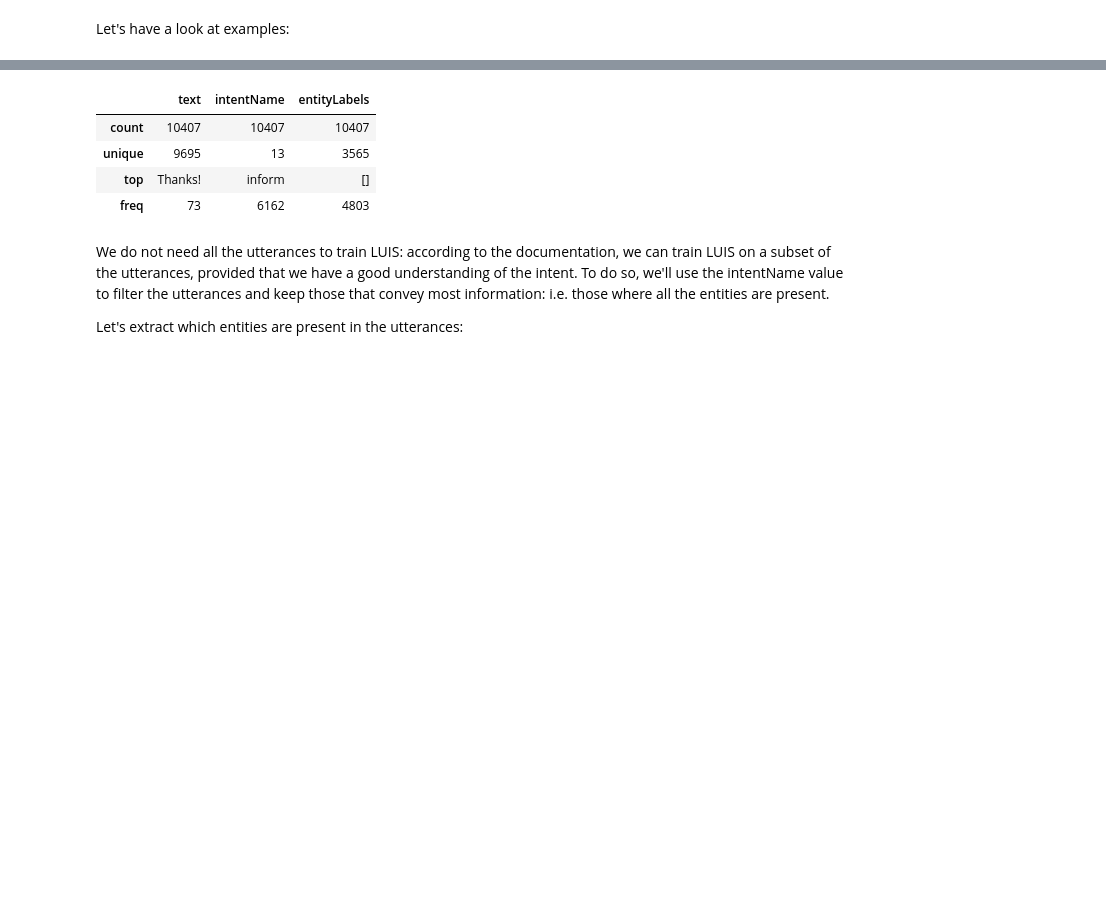
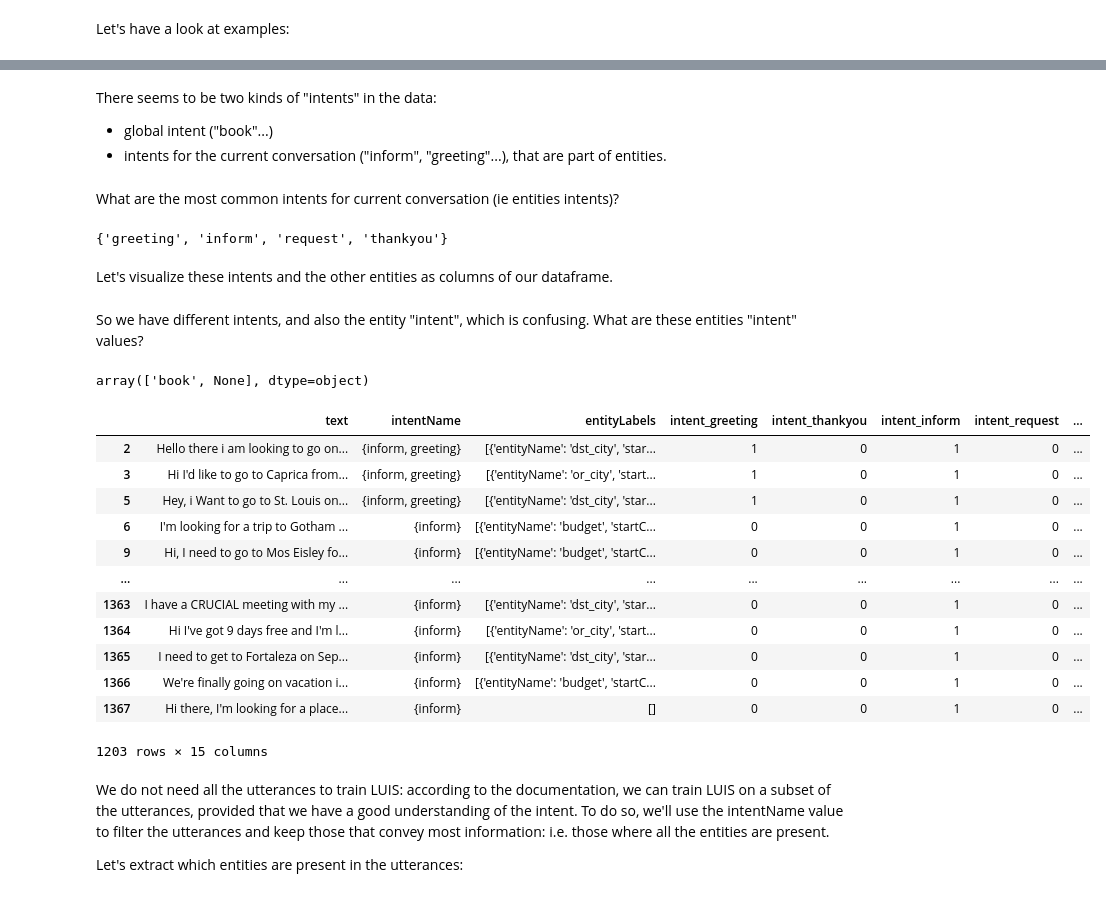
Before and after one commit to SoCrespo/OC-IA-P10, a Jupyter notebook: OC-IA-P10 DATA EXPLORATION.ipynb, the cells around one changed output, grey strips where cells are left out. Drawn from its saved outputs; the diff is of its cells as text; code cells hidden in the pictures; blank space fills up the shorter version.

Commit message:
Disitinguish global intents and entity intent

```diff
--- a/OC-IA-P10 DATA EXPLORATION.ipynb
+++ b/OC-IA-P10 DATA EXPLORATION.ipynb
@@ -224,6 +386,6 @@ What are the different intentName values?
 # %%
 intents = set()
 for data in all_data:
-    intents.add(data['intentName'])
+    intents.update(data['intentName'])
 intents
 # %% [output]
@@ -243,12 +393,10 @@ intents
 # %% [markdown]
 Let's have a look at examples:
 # %%
-sample_counts = dict.fromkeys(intents, 0)
-for data in all_data[100:300]:
+
+for data in all_data[10:15]:
     intent = data['intentName']
-    if sample_counts[intent] < 2:
-        print('\nINTENT:', intent)
-        print('TEXT:', data['text'])
-        print('NB OF ENTITY LABELS:', len(data['entityLabels']))
-        sample_counts[intent] += 1
+    print('\nINTENT:', intent)
+    print('TEXT:', data['text'])
+    print('NB OF ENTITY LABELS:', len(data['entityLabels']))
 # %% [output]
@@ -289,11 +439,57 @@ all_data_df
-# %%
-all_data_df.describe(include='all')
-# %% [output]
-|  | text | intentName | entityLabels |
-| count | 10407 | 10407 | 10407 |
-| unique | 9695 | 13 | 3565 |
-| top | Thanks! | inform | [] |
-| freq | 73 | 6162 | 4803 |
+# %% [markdown]
+There seems to be two kinds of "intents" in the data:
+- global intent ("book"...)
+- intents for the current conversation ("inform", "greeting"...), that are part of entities.
+# %% [markdown]
+What are the most common intents for current conversation (ie entities intents)?
+# %%
+intents
+# %% [output]
+{'greeting', 'inform', 'request', 'thankyou'}
+# %% [markdown]
+Let's visualize these intents and the other entities as columns of our dataframe.
+# %%
+for intent in intents:
+    all_data_df["intent_" + intent] = all_data_df["intentName"].apply(lambda x: 1 if intent in x else 0)
+
+def entity_is_present(entity_name, entity_labels):
+    for entity_label in entity_labels:
+        if entity_label['entityName'] == entity_name:
+            return True
+    return False
+
+for entity in entities:
+    all_data_df["entity_"+ entity] = all_data_df["entityLabels"].apply(lambda x: 1 if entity_is_present(entity, x) else 0)
+# %% [markdown]
+So we have different intents, and also the entity "intent", which is confusing. What are these entities "intent" values?
+# %%
+def get_intent(text, entity_labels):
+    for entity_label in entity_labels:
+        if entity_label['entityName'] == 'intent':
+            return text[entity_label['startCharIndex']:entity_label['endCharIndex']]
+    return None
+assert get_intent(*all_data_df.loc[0, ['text', 'entityLabels']].values) == 'book'
+all_data_df['intent'] = all_data_df.apply(lambda x: get_intent(x['text'], x['entityLabels']), axis=1)
+# %%
+all_data_df['intent'].unique()
+# %% [output]
+array(['book', None], dtype=object)
+# %%
+all_data_df[all_data_df['intent']!='book']
+# %% [output]
+|  | text | intentName | entityLabels | intent_greeting | intent_thankyou | intent_inform | intent_request | ... |
+| 2 | Hello there i am looking to go on... | {inform, greeting} | [{'entityName': 'dst_city', 'star... | 1 | 0 | 1 | 0 | ... |
+| 3 | Hi I'd like to go to Caprica from... | {inform, greeting} | [{'entityName': 'or_city', 'start... | 1 | 0 | 1 | 0 | ... |
+| 5 | Hey, i Want to go to St. Louis on... | {inform, greeting} | [{'entityName': 'dst_city', 'star... | 1 | 0 | 1 | 0 | ... |
+| 6 | I'm looking for a trip to Gotham ... | {inform} | [{'entityName': 'budget', 'startC... | 0 | 0 | 1 | 0 | ... |
+| 9 | Hi, I need to go to Mos Eisley fo... | {inform} | [{'entityName': 'budget', 'startC... | 0 | 0 | 1 | 0 | ... |
+| ... | ... | ... | ... | ... | ... | ... | ... | ... |
+| 1363 | I have a CRUCIAL meeting with my ... | {inform} | [{'entityName': 'dst_city', 'star... | 0 | 0 | 1 | 0 | ... |
+| 1364 | Hi I've got 9 days free and I'm l... | {inform} | [{'entityName': 'or_city', 'start... | 0 | 0 | 1 | 0 | ... |
+| 1365 | I need to get to Fortaleza on Sep... | {inform} | [{'entityName': 'dst_city', 'star... | 0 | 0 | 1 | 0 | ... |
+| 1366 | We're finally going on vacation i... | {inform} | [{'entityName': 'budget', 'startC... | 0 | 0 | 1 | 0 | ... |
+| 1367 | Hi there, I'm looking for a place... | {inform} | [] | 0 | 0 | 1 | 0 | ... |
+1203 rows × 15 columns
 # %% [markdown]
 We do not need all the utterances to train LUIS: according to the documentation, we can train LUIS on a subset of the utterances, provided that we have a good understanding of the intent. To do so, we'll use the intentName value to filter the utterances and keep those that convey most information: i.e. those where all the entities are present.
 
```
Also changed, not shown: parts of 22 cells of this notebook.
